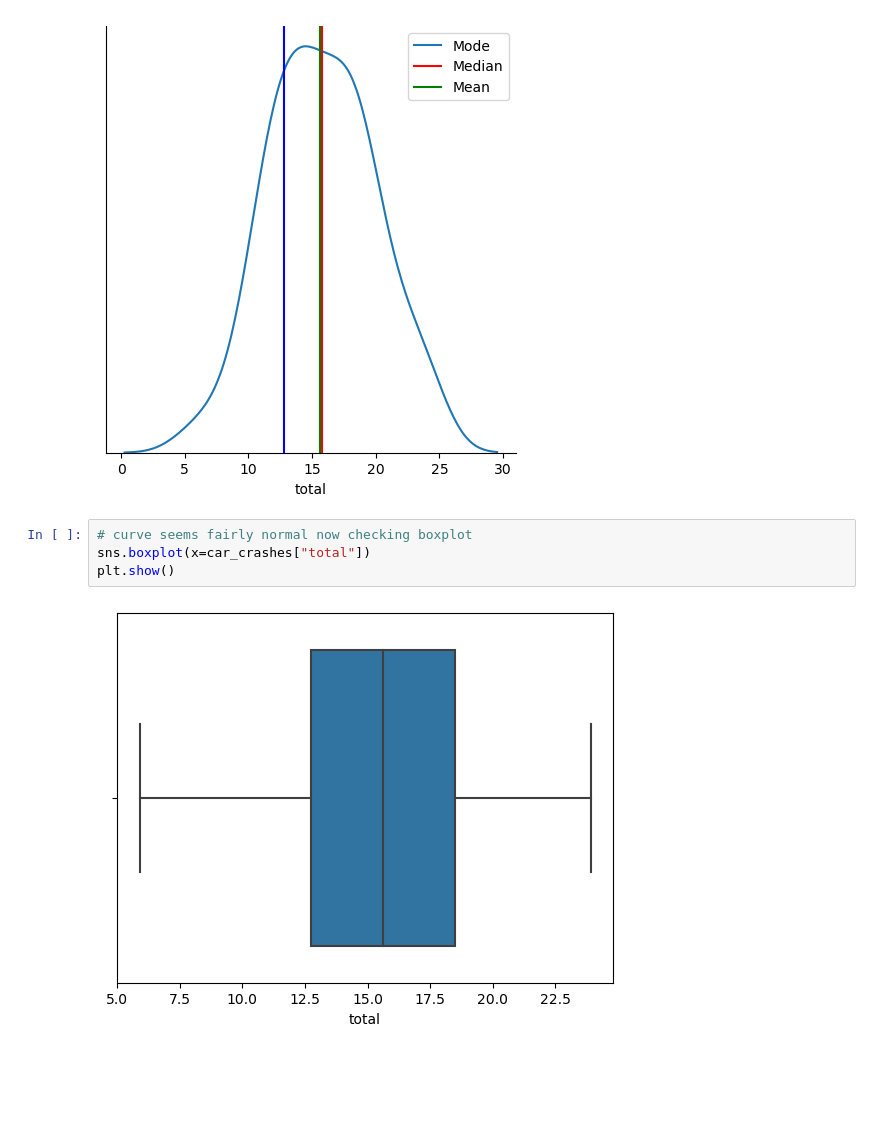
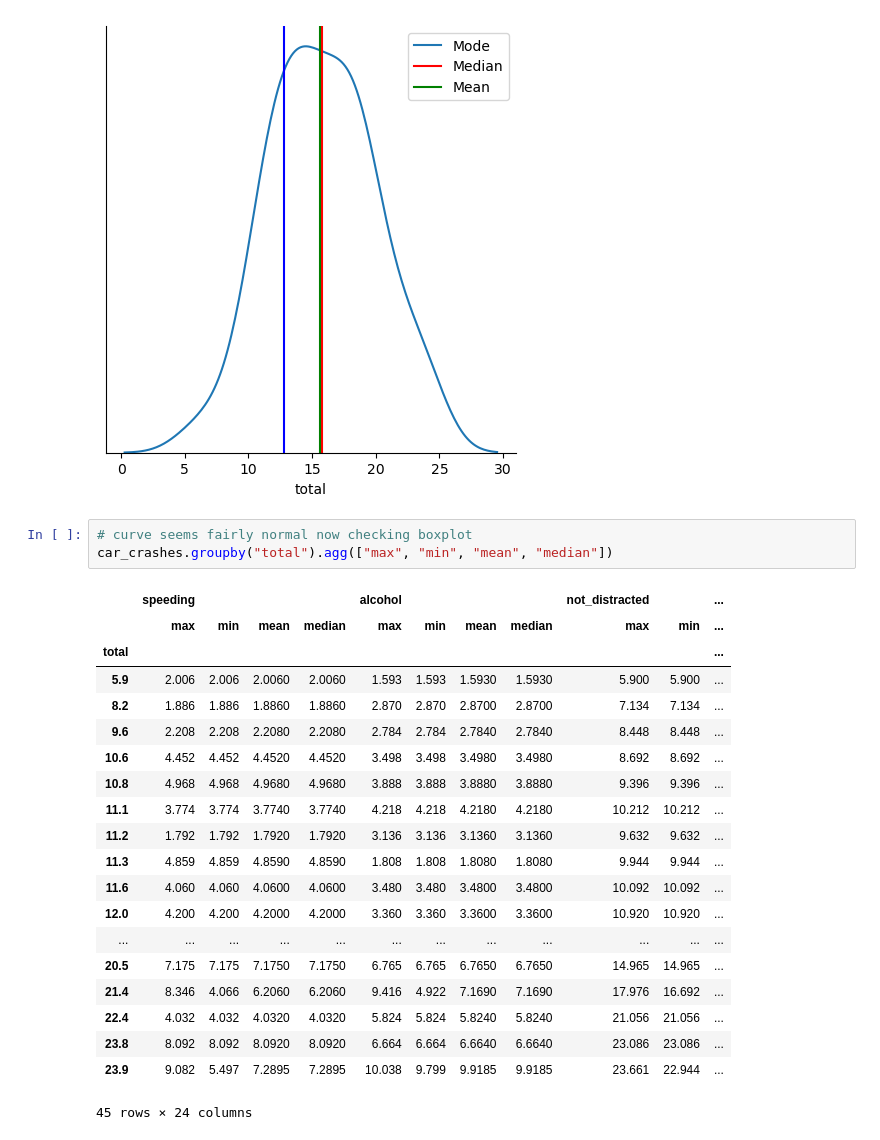
Before and after one commit to Jessie-Baron/phase-2-JUMP, a Jupyter notebook: phase 2 general practice/desriptive_practice.ipynb, the cells around one changed output. Drawn from its saved outputs; the diff is of its cells as text; blank space fills up the shorter version.

```diff
--- a/phase 2 general practice/desriptive_practice.ipynb
+++ b/phase 2 general practice/desriptive_practice.ipynb
@@ -66,7 +66,25 @@ plt.show()
 [figure]
 # %%
 # curve seems fairly normal now checking boxplot
-sns.boxplot(x=car_crashes["total"])
-plt.show()
+car_crashes.groupby("total").agg(["max", "min", "mean", "median"])
 # %% [output]
-[figure, removed]
+|  | speeding |  |  |  | alcohol |  |  |  | not_distracted |  | ... |
+|  | max | min | mean | median | max | min | mean | median | max | min | ... |
+| total |  |  |  |  |  |  |  |  |  |  | ... |
+| 5.9 | 2.006 | 2.006 | 2.0060 | 2.0060 | 1.593 | 1.593 | 1.5930 | 1.5930 | 5.900 | 5.900 | ... |
+| 8.2 | 1.886 | 1.886 | 1.8860 | 1.8860 | 2.870 | 2.870 | 2.8700 | 2.8700 | 7.134 | 7.134 | ... |
+| 9.6 | 2.208 | 2.208 | 2.2080 | 2.2080 | 2.784 | 2.784 | 2.7840 | 2.7840 | 8.448 | 8.448 | ... |
+| 10.6 | 4.452 | 4.452 | 4.4520 | 4.4520 | 3.498 | 3.498 | 3.4980 | 3.4980 | 8.692 | 8.692 | ... |
+| 10.8 | 4.968 | 4.968 | 4.9680 | 4.9680 | 3.888 | 3.888 | 3.8880 | 3.8880 | 9.396 | 9.396 | ... |
+| 11.1 | 3.774 | 3.774 | 3.7740 | 3.7740 | 4.218 | 4.218 | 4.2180 | 4.2180 | 10.212 | 10.212 | ... |
+| 11.2 | 1.792 | 1.792 | 1.7920 | 1.7920 | 3.136 | 3.136 | 3.1360 | 3.1360 | 9.632 | 9.632 | ... |
+| 11.3 | 4.859 | 4.859 | 4.8590 | 4.8590 | 1.808 | 1.808 | 1.8080 | 1.8080 | 9.944 | 9.944 | ... |
+| 11.6 | 4.060 | 4.060 | 4.0600 | 4.0600 | 3.480 | 3.480 | 3.4800 | 3.4800 | 10.092 | 10.092 | ... |
+| 12.0 | 4.200 | 4.200 | 4.2000 | 4.2000 | 3.360 | 3.360 | 3.3600 | 3.3600 | 10.920 | 10.920 | ... |
+| ... | ... | ... | ... | ... | ... | ... | ... | ... | ... | ... | ... |
+| 20.5 | 7.175 | 7.175 | 7.1750 | 7.1750 | 6.765 | 6.765 | 6.7650 | 6.7650 | 14.965 | 14.965 | ... |
+| 21.4 | 8.346 | 4.066 | 6.2060 | 6.2060 | 9.416 | 4.922 | 7.1690 | 7.1690 | 17.976 | 16.692 | ... |
+| 22.4 | 4.032 | 4.032 | 4.0320 | 4.0320 | 5.824 | 5.824 | 5.8240 | 5.8240 | 21.056 | 21.056 | ... |
+| 23.8 | 8.092 | 8.092 | 8.0920 | 8.0920 | 6.664 | 6.664 | 6.6640 | 6.6640 | 23.086 | 23.086 | ... |
+| 23.9 | 9.082 | 5.497 | 7.2895 | 7.2895 | 10.038 | 9.799 | 9.9185 | 9.9185 | 23.661 | 22.944 | ... |
+45 rows × 24 columns
```
Also changed, not shown: parts of 1 cell of this notebook.
